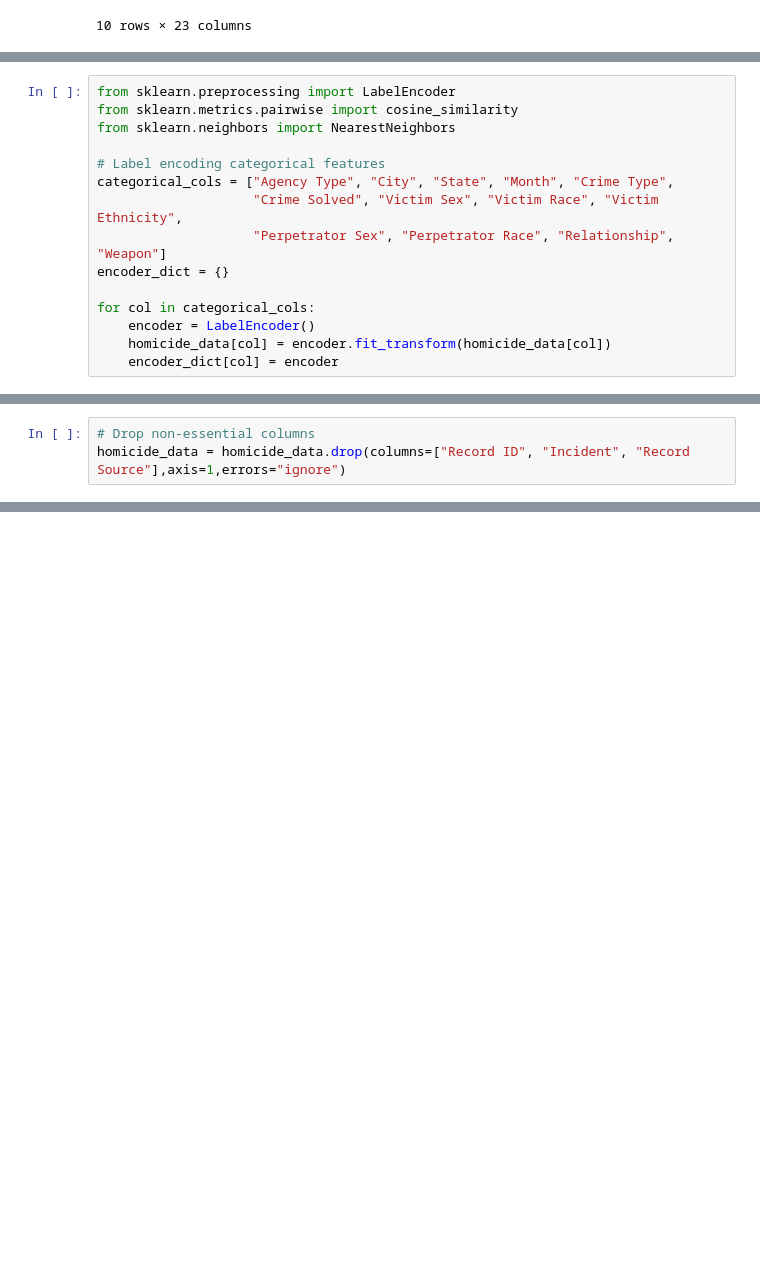
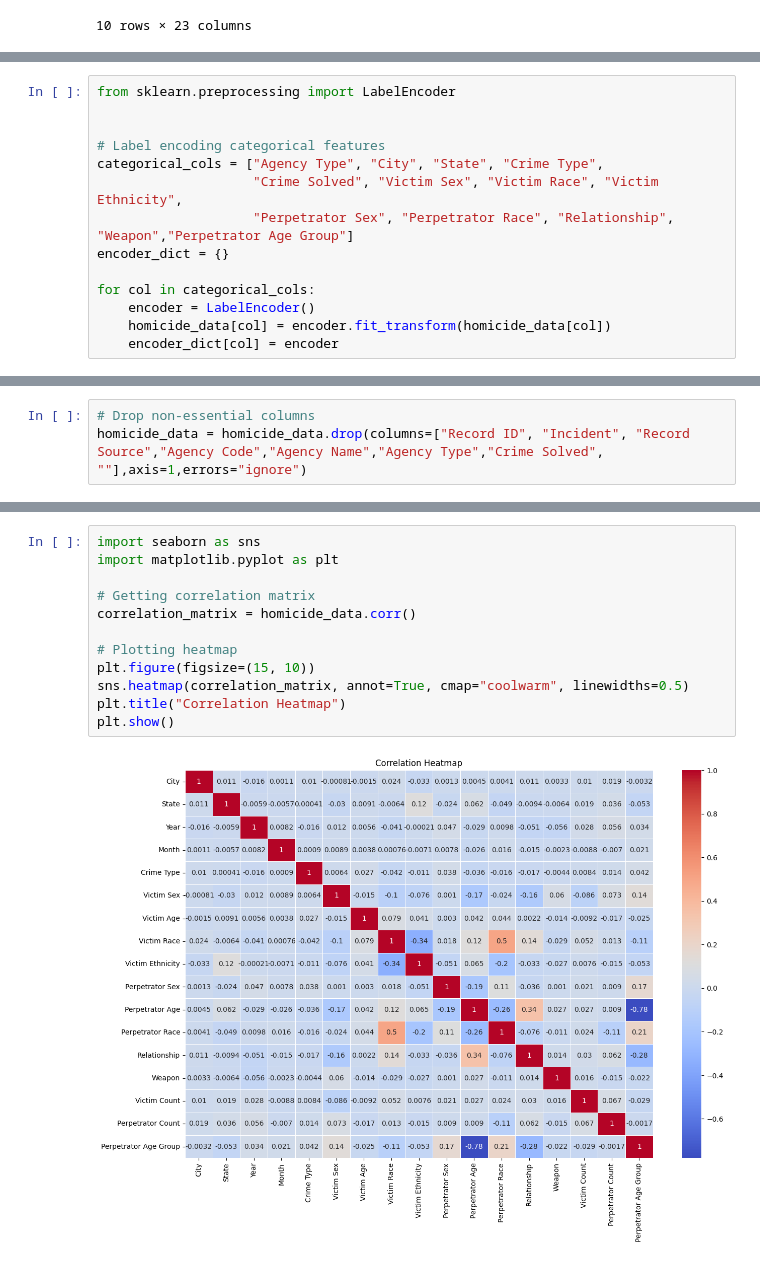
Before and after one commit to DilshanBotheju/CSACP_Project, a Jupyter notebook: HomicidePatternRecognizer.ipynb, the cells around one changed output, grey strips where cells are left out. Cells and saved outputs as stored; diff of their text form; blank space fills up the shorter version.

```diff
--- a/HomicidePatternRecognizer.ipynb
+++ b/HomicidePatternRecognizer.ipynb
@@ -195,12 +280,11 @@ homicide_data.head(10)
 # %%
 from sklearn.preprocessing import LabelEncoder
-from sklearn.metrics.pairwise import cosine_similarity
-from sklearn.neighbors import NearestNeighbors
+
 
 # Label encoding categorical features
-categorical_cols = ["Agency Type", "City", "State", "Month", "Crime Type",
+categorical_cols = ["Agency Type", "City", "State", "Crime Type",
                     "Crime Solved", "Victim Sex", "Victim Race", "Victim Ethnicity",
-                    "Perpetrator Sex", "Perpetrator Race", "Relationship", "Weapon"]
+                    "Perpetrator Sex", "Perpetrator Race", "Relationship", "Weapon","Perpetrator Age Group"]
 encoder_dict = {}
 
 for col in categorical_cols:
@@ -210,3 +298,3 @@ for col in categorical_cols:
 # %%
 # Drop non-essential columns
-homicide_data = homicide_data.drop(columns=["Record ID", "Incident", "Record Source"],axis=1,errors="ignore")
+homicide_data = homicide_data.drop(columns=["Record ID", "Incident", "Record Source","Agency Code","Agency Name","Agency Type","Crime Solved", ""],axis=1,errors="ignore")
@@ -219,0 +311,14 @@ def find_similar_cases(case_index, top_n=5):
+# %%
+import seaborn as sns
+import matplotlib.pyplot as plt
+
+# Getting correlation matrix
+correlation_matrix = homicide_data.corr()
+
+# Plotting heatmap
+plt.figure(figsize=(15, 10))
+sns.heatmap(correlation_matrix, annot=True, cmap="coolwarm", linewidths=0.5)
+plt.title("Correlation Heatmap")
+plt.show()
+# %% [output]
+[figure, added]
```
Also changed, not shown: parts of 14 cells of this notebook.
